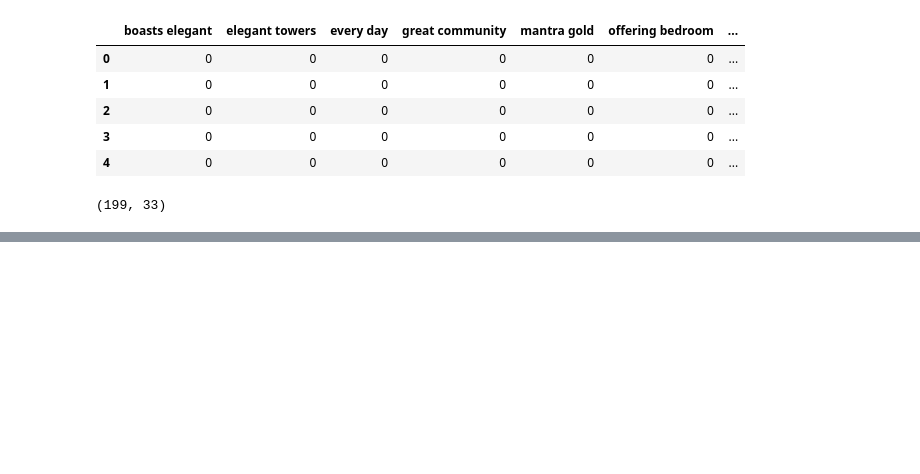
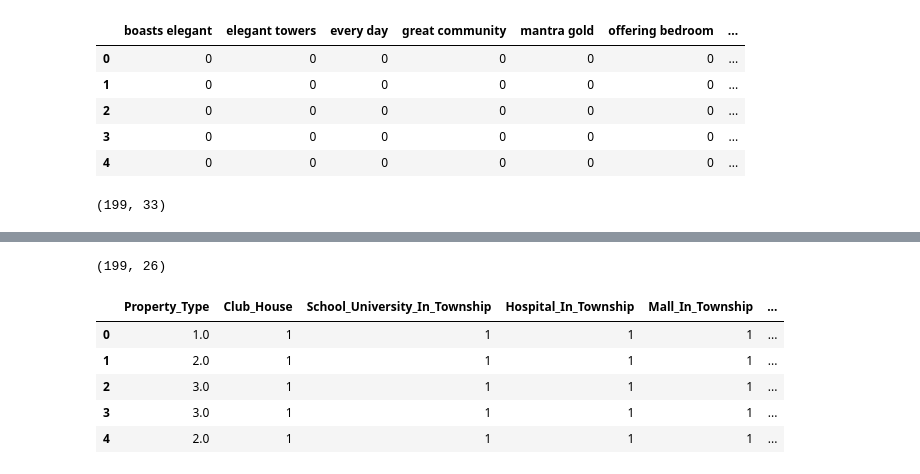
Before and after one commit to sudhanshusinghaiml/Real-Estate-Price-Prediction-Model-with-NLP-and-FastAPI, a Jupyter notebook: codes-in-notebook/FeatureEngineering.ipynb, the cells around one changed output, grey strips where cells are left out. Saved outputs shown, nothing was run; the diff lists cells and outputs as text; code cells hidden in the pictures; blank space fills up the shorter version.

```diff
--- a/codes-in-notebook/FeatureEngineering.ipynb
+++ b/codes-in-notebook/FeatureEngineering.ipynb
@@ -425,8 +425,8 @@ ngram_df.head()
 | 4 | 0 | 0 | 0 | 0 | 0 | 0 | ... |
 # %%
 # Adding this to the main dataframe
-df_final = pd.concat([df.reset_index(drop=True),ngram_df.reset_index(drop=True)],axis=1)
-df_final.shape
+df = pd.concat([df.reset_index(drop=True),ngram_df.reset_index(drop=True)],axis=1)
+df.shape
 # %% [output]
 (199, 33)
 # %%
@@ -434,0 +460,4 @@ df_final.to_csv('data/real_estate_for_mlmodels.csv',index=False)
+# %%
+remove_columns_list = ['City', 'State', 'Country', 'SubArea', 'CompanyName','TownshipSocietyName', 'Description']
+df_final = df.drop(remove_columns_list, axis=1)
+df.head()
@@ -434,0 +496,29 @@ df_final.to_csv('data/real_estate_for_mlmodels.csv',index=False)
+# %%
+modified_features_list = ['Property_Type',
+                          'Club_House',
+                          'School_University_In_Township',
+                          'Hospital_In_Township',
+                          'Mall_In_Township',
+                          'Park_Jogging_Track',
+                          'Swimming_Pool',
+                          'Gym',
+                          'Property_Area_in_SqFt',
+                          'Price_In_Lakhs',
+                          'Price_By_SubArea',
+                          'Amenities_Score',
+                          'Price_By_Amenities_Score',
+                          'Noun_Counts',
+                          'Verb_Counts',
+                          'Adjective_Counts',
+                          'boasts_elegant',
+                          'elegant_towers',
+                          'every_day',
+                          'great_community',
+                          'mantra_gold',
+                          'offering_bedroom',
+                          'quality_specification',
+                          'stories_offering',
+                          'towers_stories',
+                          'world_class'
+                         ]
+print(len(modified_features_list))
@@ -434,0 +559,12 @@ df_final.to_csv('data/real_estate_for_mlmodels.csv',index=False)
+# %%
+df_final.columns = modified_features_list
+print(df_final.shape)
+df_final.head()
+# %% [output]
+(199, 26)
+|  | Property_Type | Club_House | School_University_In_Township | Hospital_In_Township | Mall_In_Township | ... |
+| 0 | 1.0 | 1 | 1 | 1 | 1 | ... |
+| 1 | 2.0 | 1 | 1 | 1 | 1 | ... |
+| 2 | 3.0 | 1 | 1 | 1 | 1 | ... |
+| 3 | 3.0 | 1 | 1 | 1 | 1 | ... |
+| 4 | 2.0 | 1 | 1 | 1 | 1 | ... |
```
Also changed, not shown: parts of 13 cells of this notebook, 7 other files.
